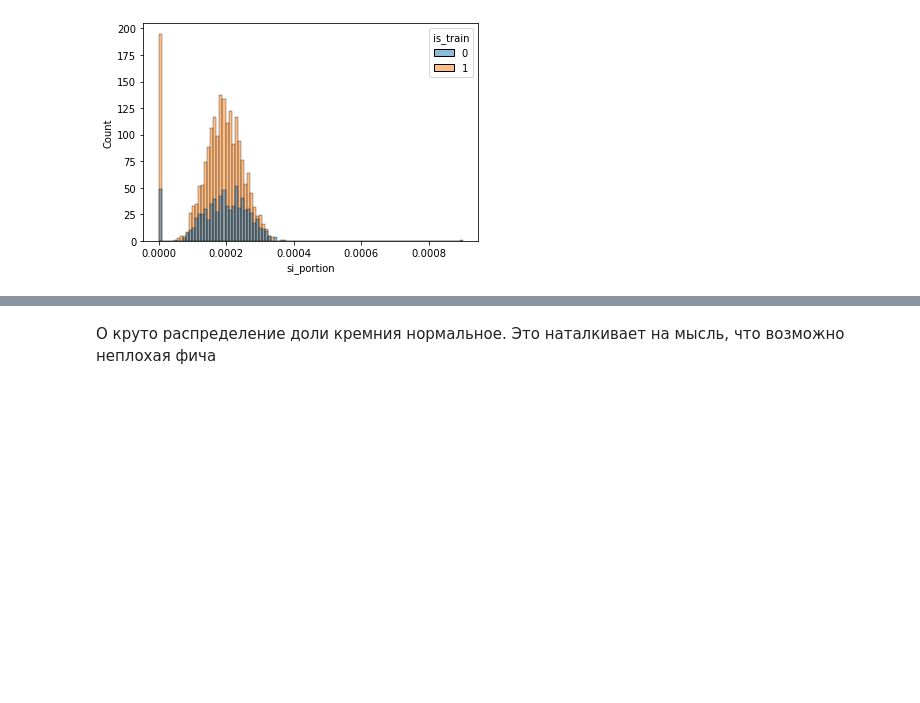
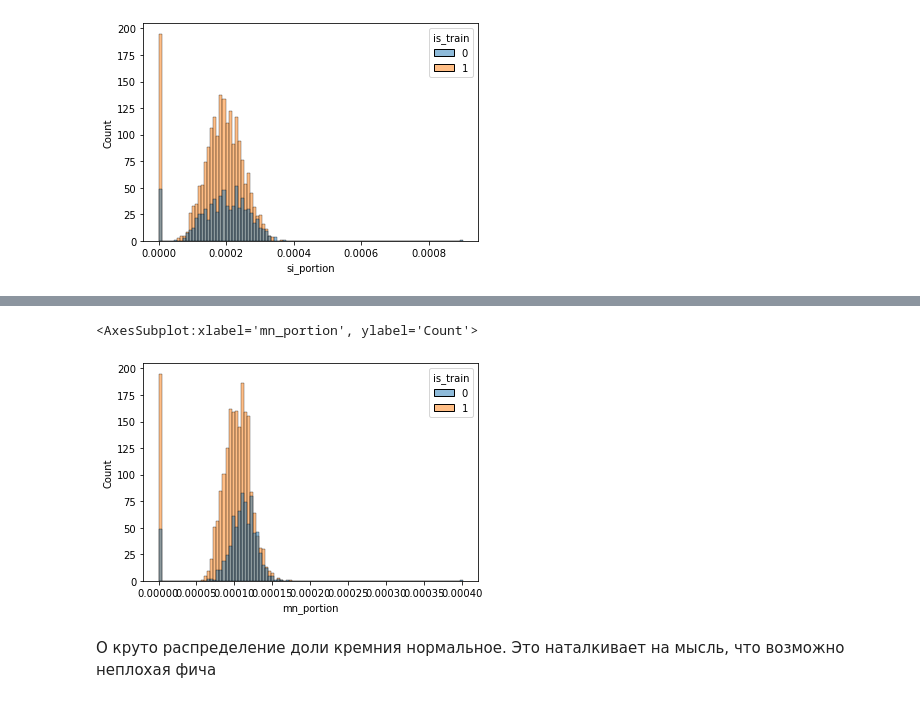
Before and after one commit to i-vainn/evraz_ai_hack, a Jupyter notebook: chugun/explore_chugun.ipynb, the cells around one changed output, grey strips where cells are left out. Drawn from its saved outputs; the diff is of its cells as text; code cells hidden in the pictures; blank space fills up the shorter version.

```diff
--- a/chugun/explore_chugun.ipynb
+++ b/chugun/explore_chugun.ipynb
@@ -278,3 +305,8 @@ sns.histplot(data=df[(df.VES!=0)&(df.si_portion<0.01)], x='si_portion', hue='is_
+# %%
+sns.histplot(data=df[(df.VES!=0)&(df.mn_portion<0.008)], x='mn_portion', hue='is_train', bins=100)
+# %% [output]
+<AxesSubplot:xlabel='mn_portion', ylabel='Count'>
+[figure, added]
 # %% [markdown]
 О круто распределение доли кремния нормальное. Это наталкивает на мысль, что возможно неплохая фича
 # %% [markdown]
```
Also changed, not shown: parts of 27 cells of this notebook, 1 other file.
